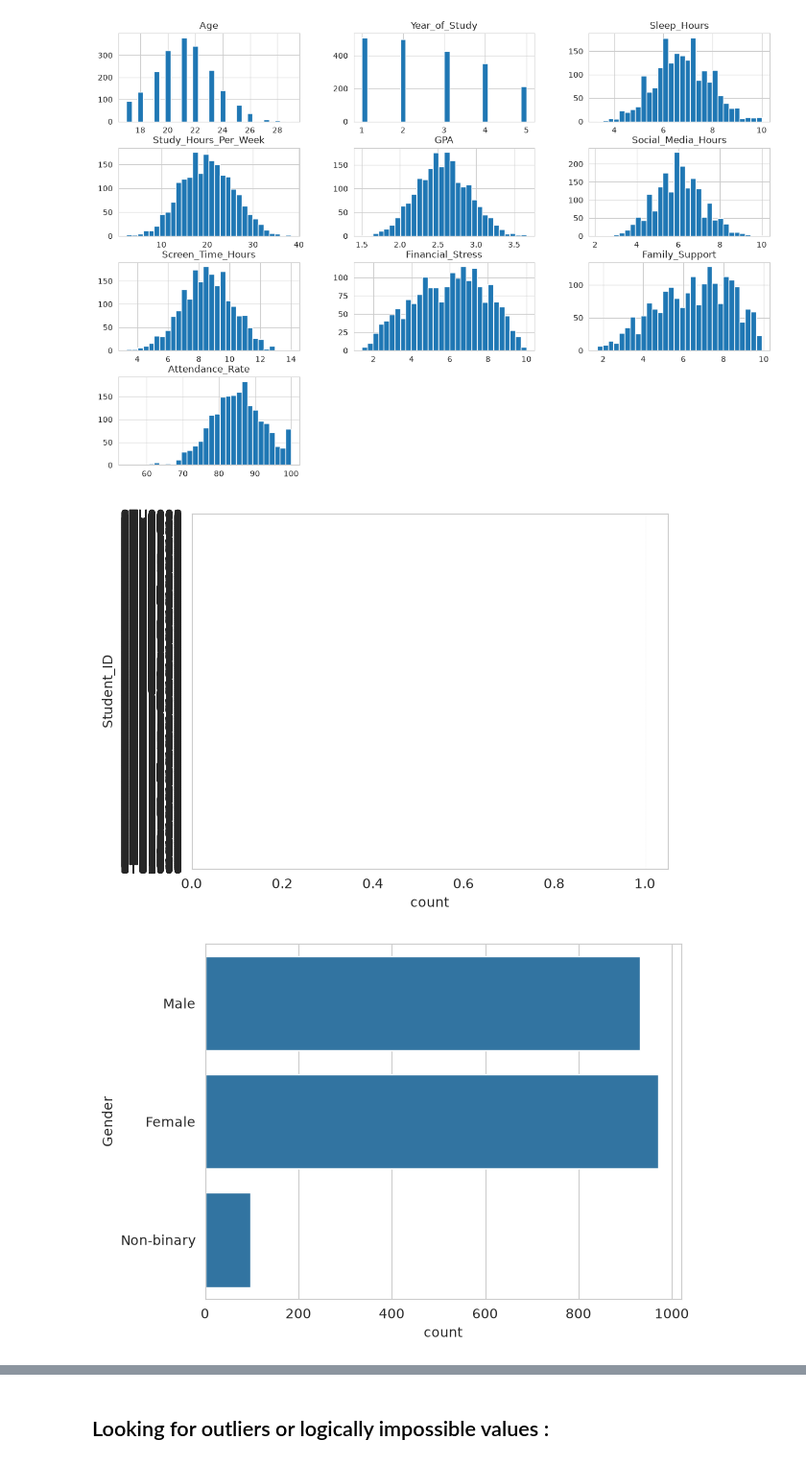
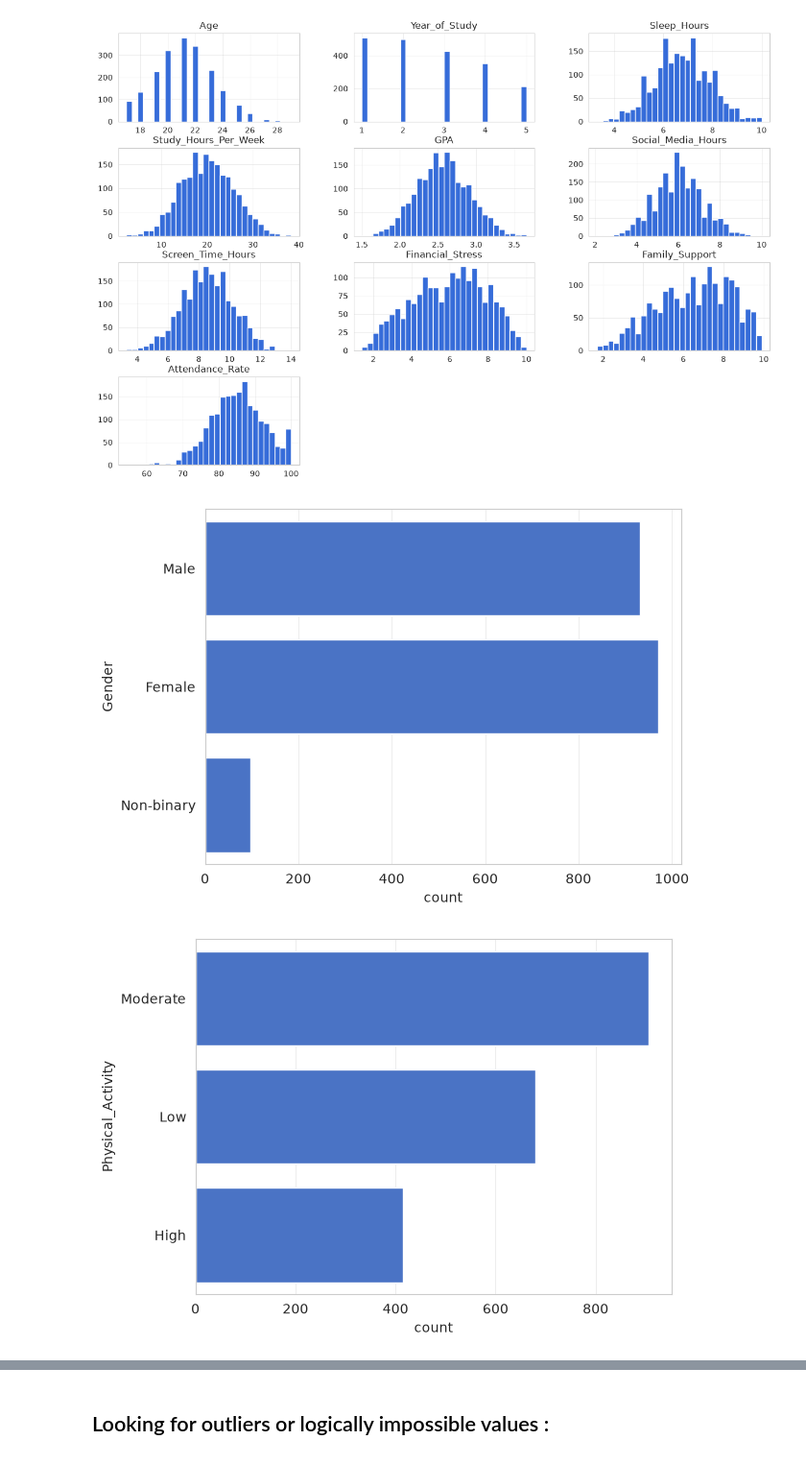
Before and after one commit to selomrani/Studentrisk-AI, a Jupyter notebook: notebooks/EDA/explore.ipynb, the cells around one changed output, grey strips where cells are left out. Shown at 96% size. Cells and saved outputs as stored; diff of their text form; code cells hidden in the pictures.

```diff
--- a/notebooks/EDA/explore.ipynb
+++ b/notebooks/EDA/explore.ipynb
@@ -86,10 +70,12 @@ plt.show()
 [figure]
 # %%
 ## Let's look at the distribution of some of the categorical features except for the target variable ("Mental_health_Risk") and Student_ID.
-categorical_features = df .select_dtypes(include=['object']).columns
+categorical_features = df.select_dtypes(include=['object']).columns
+categorical_features = categorical_features.drop("Student_ID")
+
 for feature in categorical_features:
     sns.countplot(y=feature, data=df)
-    plt.show()
+    plt.show()&
 # %% [output]
-[figure, old version]
+[figure, new version]
-[figure, old version]
+[figure, new version]
```
Also changed, not shown: parts of 3 cells of this notebook, 6 other files.
